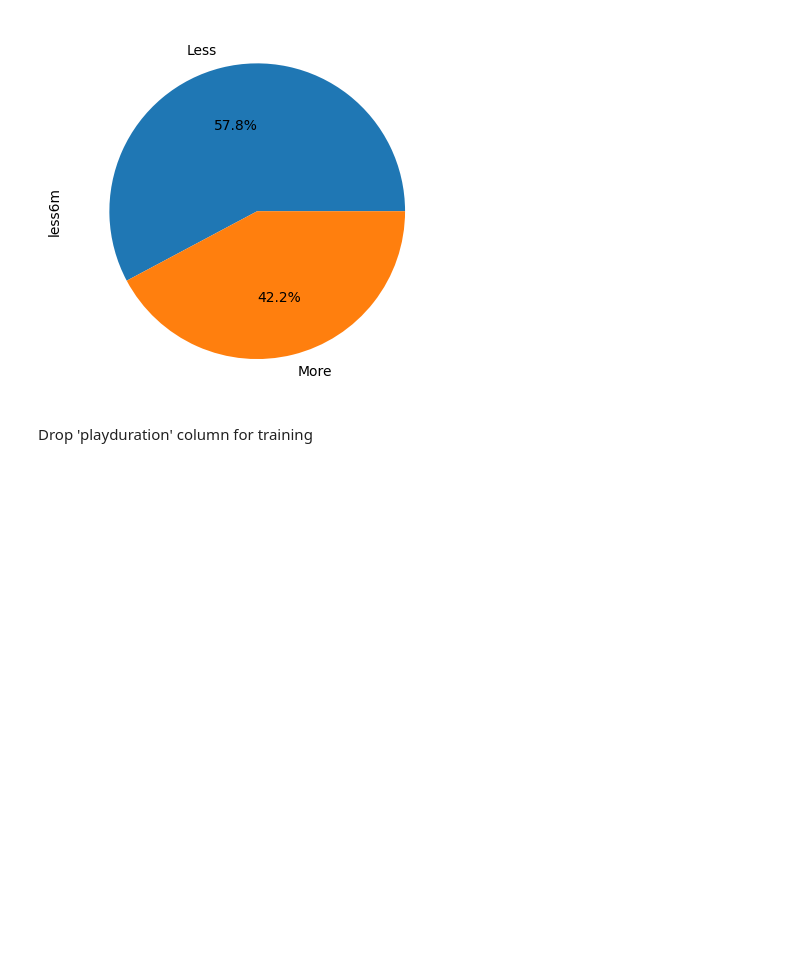
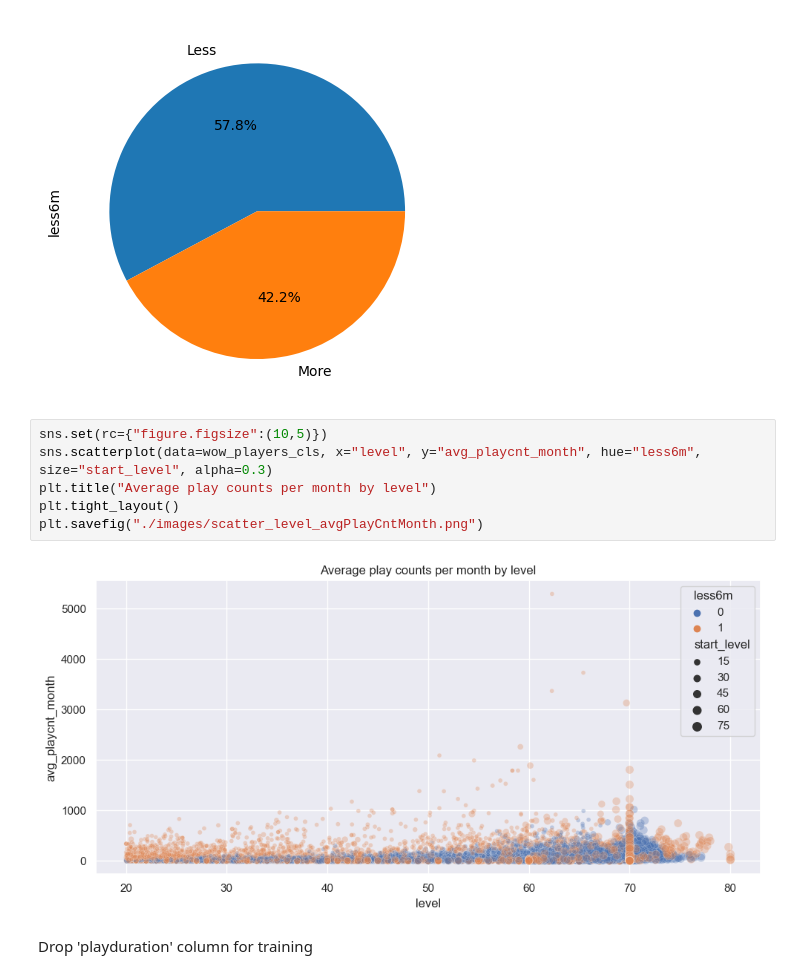
Before and after one commit to xlegend1024/wow-player-churn, a Jupyter notebook: WW-Experiments.ipynb, the cells around one changed output. Saved outputs shown, nothing was run; the diff lists cells and outputs as text; blank space fills up the shorter version.

```diff
--- a/WW-Experiments.ipynb
+++ b/WW-Experiments.ipynb
@@ -65,6 +67,14 @@ wow_players_cls["less6m"].value_counts().plot.pie(autopct="%.1f%%", labels=["Les
 # %% [output]
 <AxesSubplot:ylabel='less6m'>
 [figure]
+# %%
+sns.set(rc={"figure.figsize":(10,5)})
+sns.scatterplot(data=wow_players_cls, x="level", y="avg_playcnt_month", hue="less6m", size="start_level", alpha=0.3)
+plt.title("Average play counts per month by level")
+plt.tight_layout()
+plt.savefig("./images/scatter_level_avgPlayCntMonth.png")
+# %% [output]
+[figure, added]
 # %% [markdown]
 Drop 'playduration' column for training
 # %%
```
Also changed, not shown: parts of 30 cells of this notebook, 32 other files.
